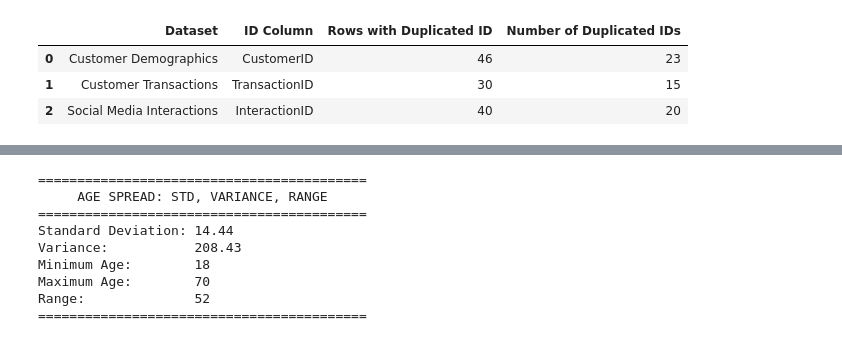
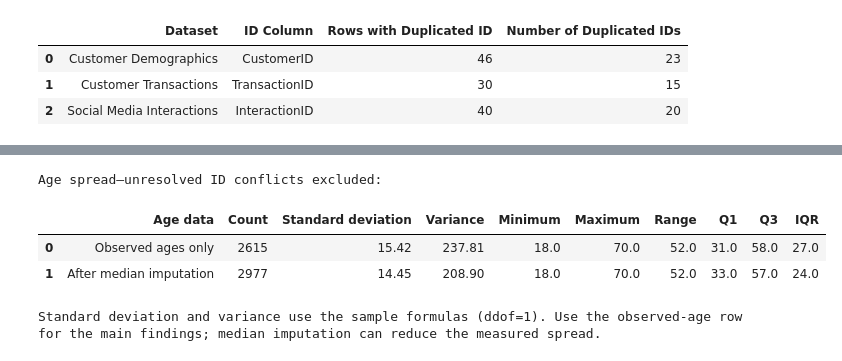
Before and after one commit to Srinder/H3101-ML-ml-linear-algebra-project-Team-PETIX-, a Jupyter notebook: H3101-ML-ml-linear-algebra-project-Team-PETIX--main/Week3_Preprocessing_Submission/finmark_preprocessing_workflow.ipynb, the cells around one changed output, grey strips where cells are left out. Drawn from its saved outputs; the diff is of its cells as text; code cells hidden in the pictures.

```diff
--- a/H3101-ML-ml-linear-algebra-project-Team-PETIX--main/Week3_Preprocessing_Submission/finmark_preprocessing_workflow.ipynb
+++ b/H3101-ML-ml-linear-algebra-project-Team-PETIX--main/Week3_Preprocessing_Submission/finmark_preprocessing_workflow.ipynb
@@ -952,43 +1060,44 @@ Mode Age:   [45]
 # %%
-# ==========================================
-# EDA EVIDENCE: Age Spread & Standard Deviation
-# ==========================================
+# EDA: Age spread before and after median imputation
+df_demo = pd.read_csv(
+    eda_folder / "customer_demographics_eda.csv"
+)
 
-from pathlib import Path
-import pandas as pd
+age_spread_summary = []
 
+for label, column in {
+    "Observed ages only": "AgeObserved",
+    "After median imputation": "Age"
+}.items():
+    ages = pd.to_numeric(
+        df_demo[column], errors="coerce"
+    ).dropna()
 
-project_folder = Path.cwd()
+    age_spread_summary.append({
+        "Age data": label,
+        "Count": len(ages),
+        "Standard deviation": ages.std(),
+        "Variance": ages.var(),
+        "Minimum": ages.min(),
+        "Maximum": ages.max(),
+        "Range": ages.max() - ages.min(),
+        "Q1": ages.quantile(0.25),
+        "Q3": ages.quantile(0.75),
+        "IQR": ages.quantile(0.75) - ages.quantile(0.25)
+    })
 
+print("Age spread—unresolved ID conflicts excluded:")
+display(pd.DataFrame(age_spread_summary).round(2))
 
-file_path = project_folder / "customer_demographics_cleaned.csv"
-df_demo = pd.read_csv(file_path)
-
-# Calculate Standard Deviation, Variance, Min, Max, and Range for 'Age'
-age_std = df_demo['Age'].std()
-age_var = df_demo['Age'].var()
-age_min = df_demo['Age'].min()
-age_max = df_demo['Age'].max()
-age_range = age_max - age_min
-
-# Print out the results
-print("==========================================")
-print("     AGE SPREAD: STD, VARIANCE, RANGE     ")
-print("==========================================")
-print(f"Standard Deviation: {age_std:.2f}")
-print(f"Variance:           {age_var:.2f}")
-print(f"Minimum Age:        {age_min}")
-print(f"Maximum Age:        {age_max}")
-print(f"Range:              {age_range}")
-print("==========================================")
+print(
+    "\nStandard deviation and variance use the sample formulas "
+    "(ddof=1). Use the observed-age row for the main findings; "
+    "median imputation can reduce the measured spread."
+)
 # %% [output]
-==========================================
-     AGE SPREAD: STD, VARIANCE, RANGE
-==========================================
-Standard Deviation: 14.44
-Variance:           208.43
-Minimum Age:        18
-Maximum Age:        70
-Range:              52
-==========================================
+Age spread—unresolved ID conflicts excluded:
+|  | Age data | Count | Standard deviation | Variance | Minimum | Maximum | Range | Q1 | Q3 | IQR |
+| 0 | Observed ages only | 2615 | 15.42 | 237.81 | 18.0 | 70.0 | 52.0 | 31.0 | 58.0 | 27.0 |
+| 1 | After median imputation | 2977 | 14.45 | 208.90 | 18.0 | 70.0 | 52.0 | 33.0 | 57.0 | 24.0 |
+Standard deviation and variance use the sample formulas (ddof=1). Use the observed-age row for the main findings; median imputation can reduce the measured spread.
 # %%
```
Also changed, not shown: parts of 15 cells of this notebook, 7 other files.
